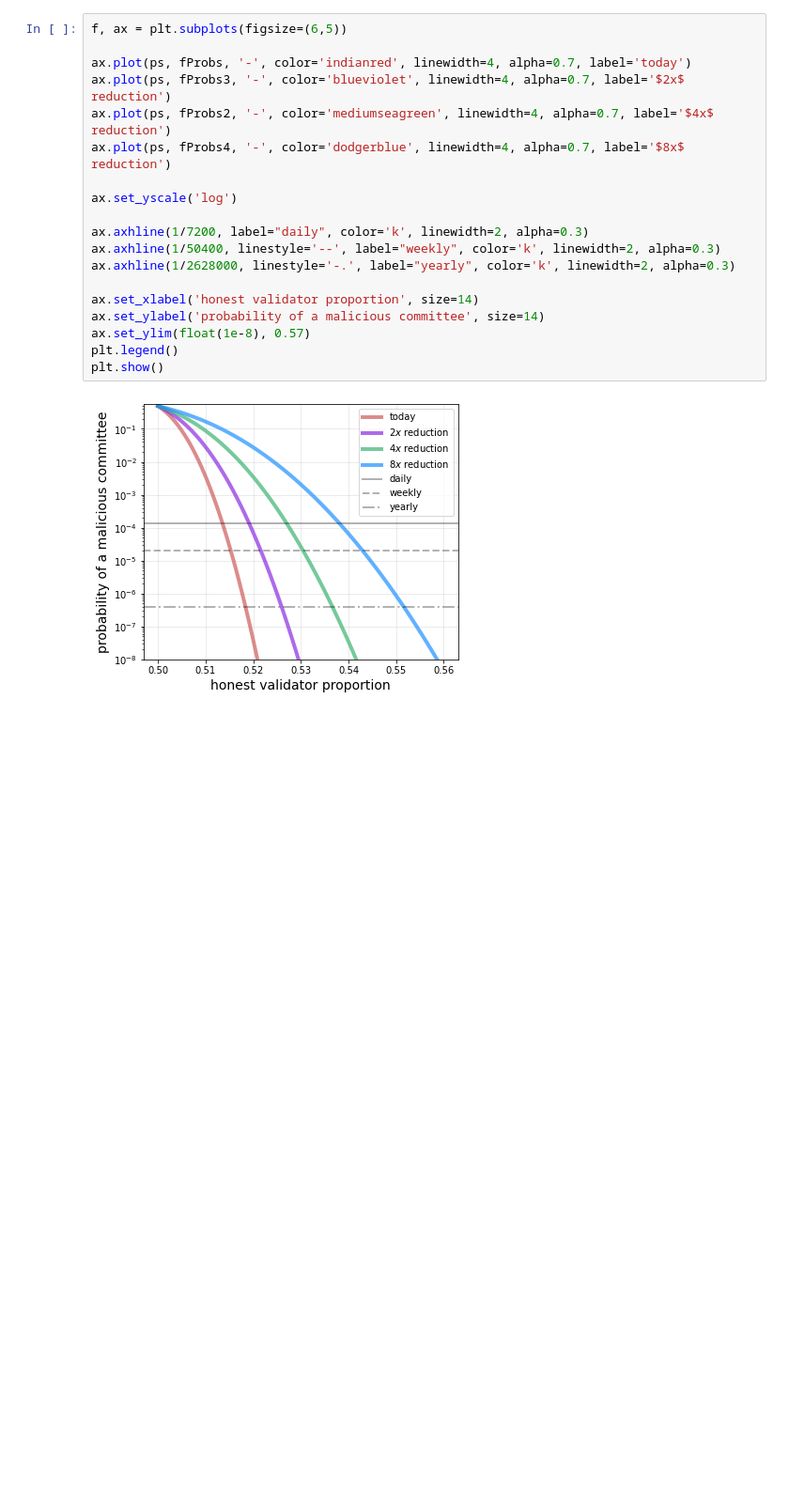
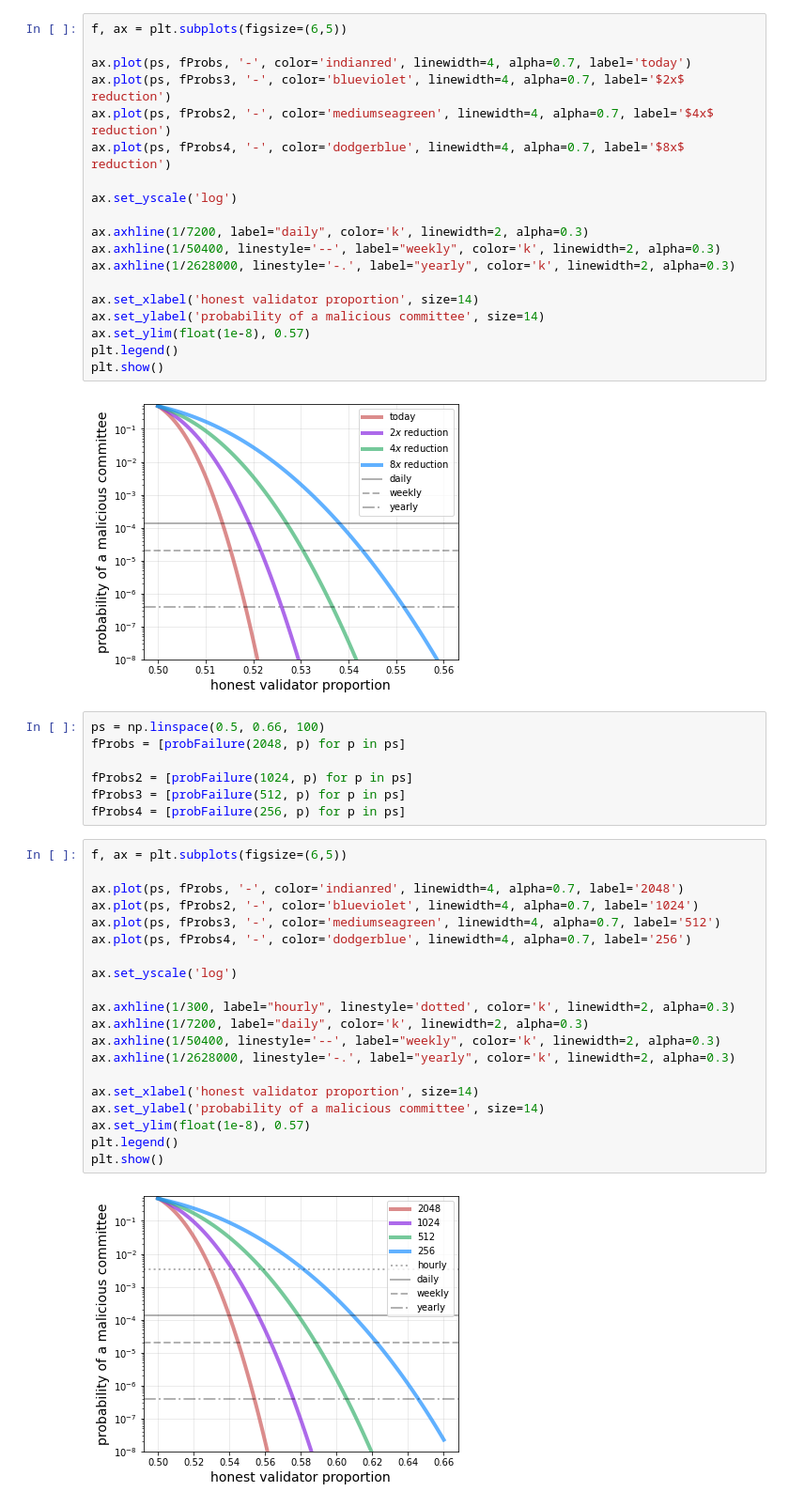
Before and after one commit to michaelneuder/relay-data, a Jupyter notebook: contraction/contraction.ipynb, the cells around one changed output. Shown at 94% size. Drawn from its saved outputs; the diff is of its cells as text; blank space fills up the shorter version.

```diff
--- a/contraction/contraction.ipynb
+++ b/contraction/contraction.ipynb
@@ -151,3 +151,32 @@ plt.legend()
 plt.show()
 # %% [output]
 [figure]
+# %%
+ps = np.linspace(0.5, 0.66, 100)
+fProbs = [probFailure(2048, p) for p in ps]
+
+fProbs2 = [probFailure(1024, p) for p in ps]
+fProbs3 = [probFailure(512, p) for p in ps]
+fProbs4 = [probFailure(256, p) for p in ps]
+# %%
+f, ax = plt.subplots(figsize=(6,5))
+
+ax.plot(ps, fProbs, '-', color='indianred', linewidth=4, alpha=0.7, label='2048')
+ax.plot(ps, fProbs2, '-', color='blueviolet', linewidth=4, alpha=0.7, label='1024')
+ax.plot(ps, fProbs3, '-', color='mediumseagreen', linewidth=4, alpha=0.7, label='512')
+ax.plot(ps, fProbs4, '-', color='dodgerblue', linewidth=4, alpha=0.7, label='256')
+
+ax.set_yscale('log')
+
+ax.axhline(1/300, label="hourly", linestyle='dotted', color='k', linewidth=2, alpha=0.3)
+ax.axhline(1/7200, label="daily", color='k', linewidth=2, alpha=0.3)
+ax.axhline(1/50400, linestyle='--', label="weekly", color='k', linewidth=2, alpha=0.3)
+ax.axhline(1/2628000, linestyle='-.', label="yearly", color='k', linewidth=2, alpha=0.3)
+
+ax.set_xlabel('honest validator proportion', size=14)
+ax.set_ylabel('probability of a malicious committee', size=14)
+ax.set_ylim(float(1e-8), 0.57)
+plt.legend()
+plt.show()
+# %% [output]
+[figure, added]
```
